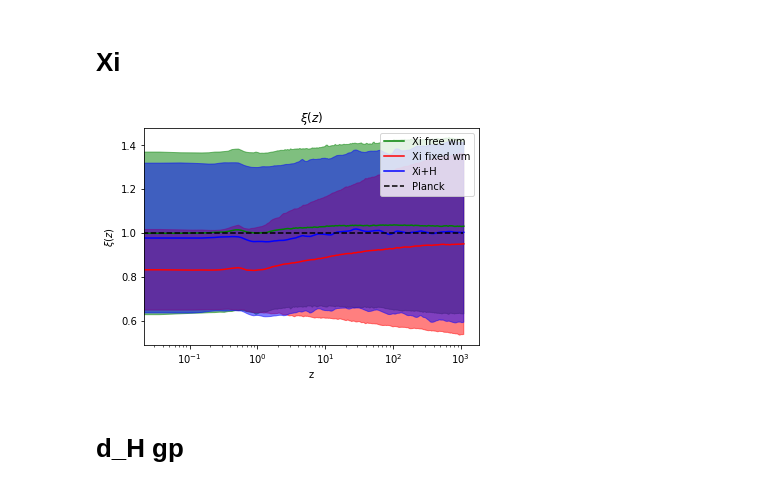
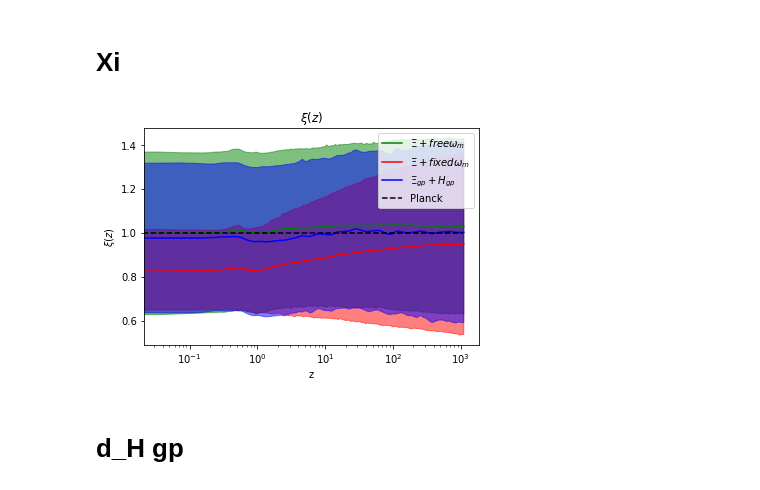
Before and after one commit to JaimeRZP/Growz, a Jupyter notebook: notebooks/plotting.ipynb, the cells around one changed output. Drawn from its saved outputs; the diff is of its cells as text; code cells hidden in the pictures.

```diff
--- a/notebooks/plotting.ipynb
+++ b/notebooks/plotting.ipynb
@@ -640,26 +640,26 @@ dXi_All_CMB_Xi_m, dXi_All_CMB_Xi_s = get_m_s(1+All_CMB_Xi['DXiz'])
 dXi_All_CMB_Xi_wm_m, dXi_All_CMB_Xi_wm_s = get_m_s(1+All_CMB_Xi_wm['DXiz'])
 dXi_All_CMB_Xi_full_m, dXi_All_CMB_Xi_full_s = get_m_s(1+All_CMB_Xi_full['DXiz'])
 # %%
-plt.plot(z_arr,  dXi_All_CMB_Xi_m, color ='g', label='Xi free wm')
+plt.plot(z_arr,  dXi_All_CMB_Xi_m, color ='g', label='$\Xi + free \omega_m$')
 plt.fill_between(z_arr, dXi_All_CMB_Xi_m+dXi_All_CMB_Xi_s,
                  dXi_All_CMB_Xi_m-dXi_All_CMB_Xi_s, color='g', alpha=.5)
-plt.plot(z_arr,  dXi_All_CMB_Xi_wm_m, color ='r', label='Xi fixed wm')
+plt.plot(z_arr,  dXi_All_CMB_Xi_wm_m, color ='r', label='$\Xi + fixed \omega_m$')
 plt.fill_between(z_arr, dXi_All_CMB_Xi_wm_m+dXi_All_CMB_Xi_wm_s,
                  dXi_All_CMB_Xi_wm_m-dXi_All_CMB_Xi_wm_s, color='r', alpha=.5)
-plt.plot(z_arr,  dXi_All_CMB_Xi_full_m, color ='b', label='Xi+H')
+plt.plot(z_arr,  dXi_All_CMB_Xi_full_m, color ='b', label='$\Xi_{gp}+H_{gp}$')
 plt.fill_between(z_arr, dXi_All_CMB_Xi_full_m+dXi_All_CMB_Xi_full_s,
                  dXi_All_CMB_Xi_full_m-dXi_All_CMB_Xi_full_s, color='b', alpha=.5)
 
 
 plt.plot(z_planck, np.ones_like(z_planck), 'k--', label='Planck')
 
 plt.xscale('log')
 plt.xlabel("z")
 plt.ylabel(r"$ \xi(z)$")
 plt.title(r"$\xi(z)$")
 plt.legend();
 # %% [output]
-[figure, old version]
+[figure, new version]
 # %% [markdown]
 # d_H gp
 # %%
```
Also changed, not shown: parts of 37 cells of this notebook, 2 other files.
